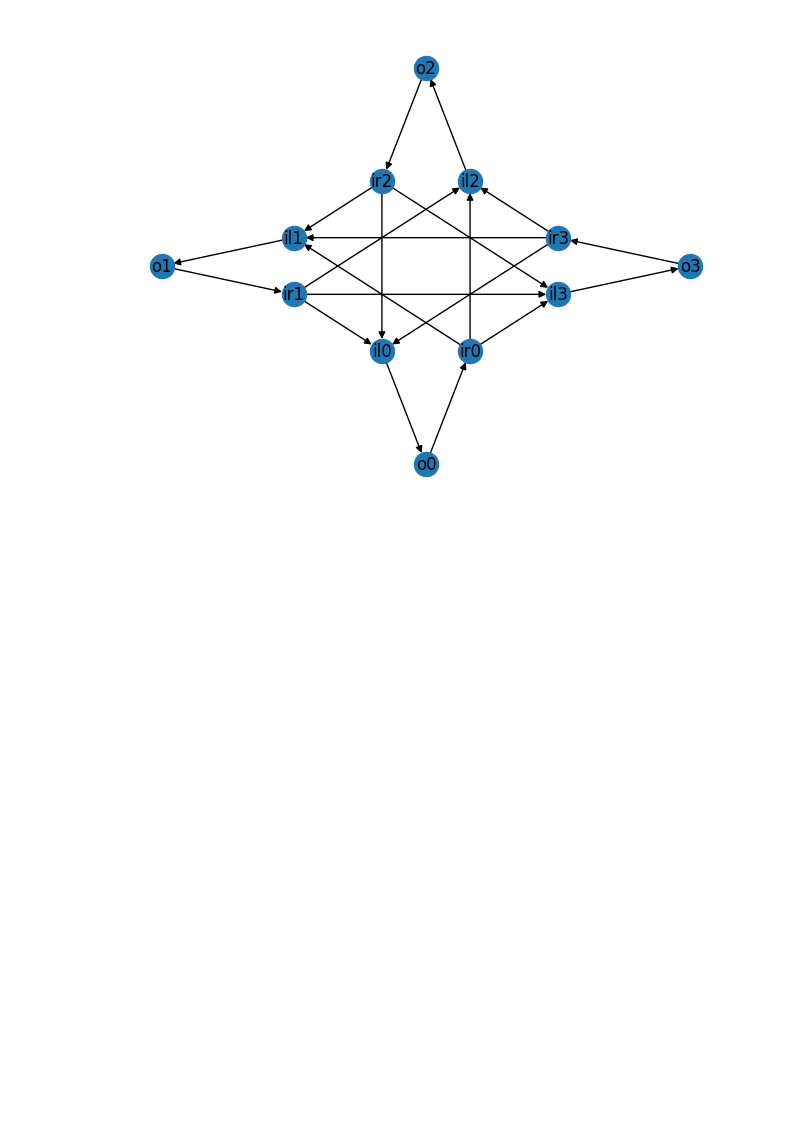
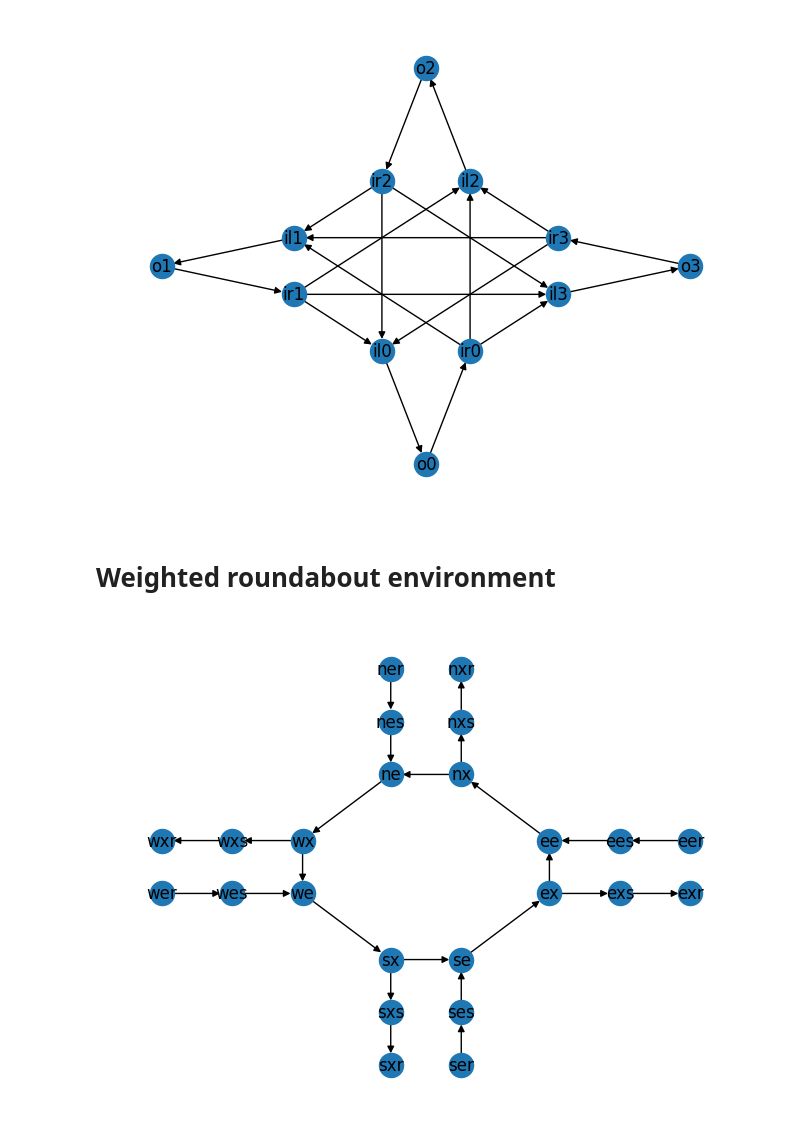
Before and after one commit to Farama-Foundation/HighwayEnv, a Jupyter notebook: highway_env/envs/env_drawings.ipynb, the cells around one changed output. Saved outputs shown, nothing was run; the diff lists cells and outputs as text; code cells hidden in the pictures; blank space fills up the shorter version.

Commit message:
Added discrete graph for weighted roundabout environment.

```diff
--- a/highway_env/envs/env_drawings.ipynb
+++ b/highway_env/envs/env_drawings.ipynb
@@ -18,3 +18,18 @@ layout = {
 nx.draw(graph, layout, with_labels=True)
 # %% [output]
 [figure]
+# %% [markdown]
+# Weighted roundabout environment
+# %%
+from highway_env.envs.weighted_roundabout_env import WeightedRoundaboutEnv
+weighted_roundabout = WeightedRoundaboutEnv()
+graph = weighted_roundabout.road.network.graph_net
+layout = {
+   'nxr': [2, 18], 'ner': [-2, 18], 'nxs': [2, 14], 'nes': [-2, 14], 'nx': [2, 10], 'ne': [-2, 10],
+   'sxr': [-2, -12], 'ser': [2, -12], 'sxs': [-2, -8], 'ses': [2, -8], 'sx': [-2, -4], 'se': [2, -4],
+   'exr': [15, 1], 'eer': [15, 5], 'exs': [11, 1], 'ees': [11, 5], 'ex': [7, 1], 'ee': [7, 5],
+   'wxr': [-15, 5], 'wer': [-15, 1], 'wxs': [-11, 5], 'wes': [-11, 1], 'wx': [-7, 5], 'we': [-7, 1],
+}
+nx.draw(graph, layout, with_labels=True)
+# %% [output]
+[figure, added]
```
